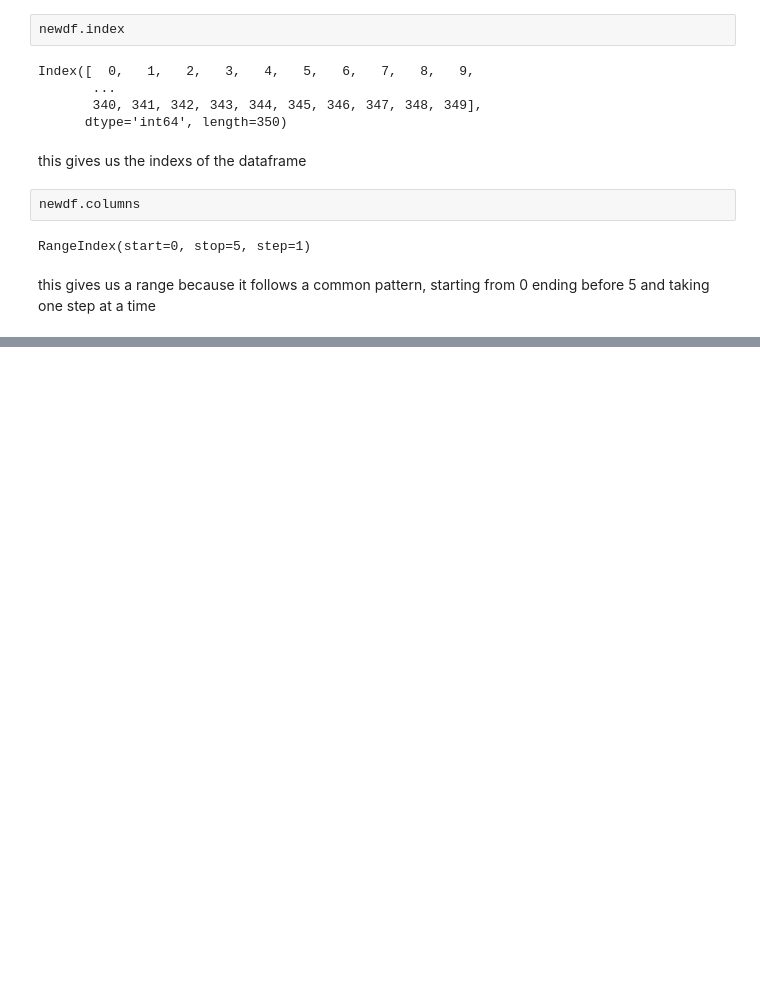
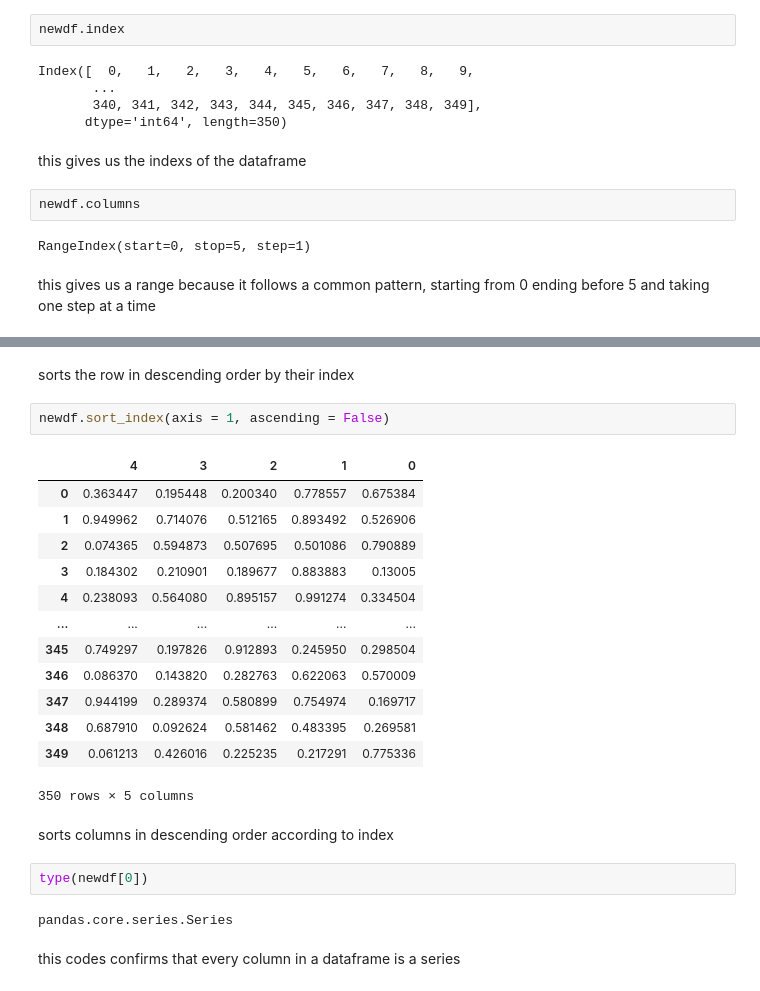
Before and after one commit to Divyansh-tiw/learning-pandas, a Jupyter notebook: Untitled.ipynb, the cells around one changed output, grey strips where cells are left out. Saved outputs shown, nothing was run; the diff lists cells and outputs as text; blank space fills up the shorter version.

```diff
--- a/Untitled.ipynb
+++ b/Untitled.ipynb
@@ -319,0 +406,26 @@ this gives us a range because it follows a common pattern, starting from 0 endin
+# %% [markdown]
+sorts the row in descending order by their index
+# %%
+newdf.sort_index(axis = 1, ascending = False)
+# %% [output]
+|  | 4 | 3 | 2 | 1 | 0 |
+| 0 | 0.363447 | 0.195448 | 0.200340 | 0.778557 | 0.675384 |
+| 1 | 0.949962 | 0.714076 | 0.512165 | 0.893492 | 0.526906 |
+| 2 | 0.074365 | 0.594873 | 0.507695 | 0.501086 | 0.790889 |
+| 3 | 0.184302 | 0.210901 | 0.189677 | 0.883883 | 0.13005 |
+| 4 | 0.238093 | 0.564080 | 0.895157 | 0.991274 | 0.334504 |
+| ... | ... | ... | ... | ... | ... |
+| 345 | 0.749297 | 0.197826 | 0.912893 | 0.245950 | 0.298504 |
+| 346 | 0.086370 | 0.143820 | 0.282763 | 0.622063 | 0.570009 |
+| 347 | 0.944199 | 0.289374 | 0.580899 | 0.754974 | 0.169717 |
+| 348 | 0.687910 | 0.092624 | 0.581462 | 0.483395 | 0.269581 |
+| 349 | 0.061213 | 0.426016 | 0.225235 | 0.217291 | 0.775336 |
+350 rows × 5 columns
+# %% [markdown]
+sorts columns in descending order according to index
+# %%
+type(newdf[0])
+# %% [output]
+pandas.core.series.Series
+# %% [markdown]
+this codes confirms that every column in a dataframe is a series
```
Also changed, not shown: parts of 27 cells of this notebook, 1 other file.
